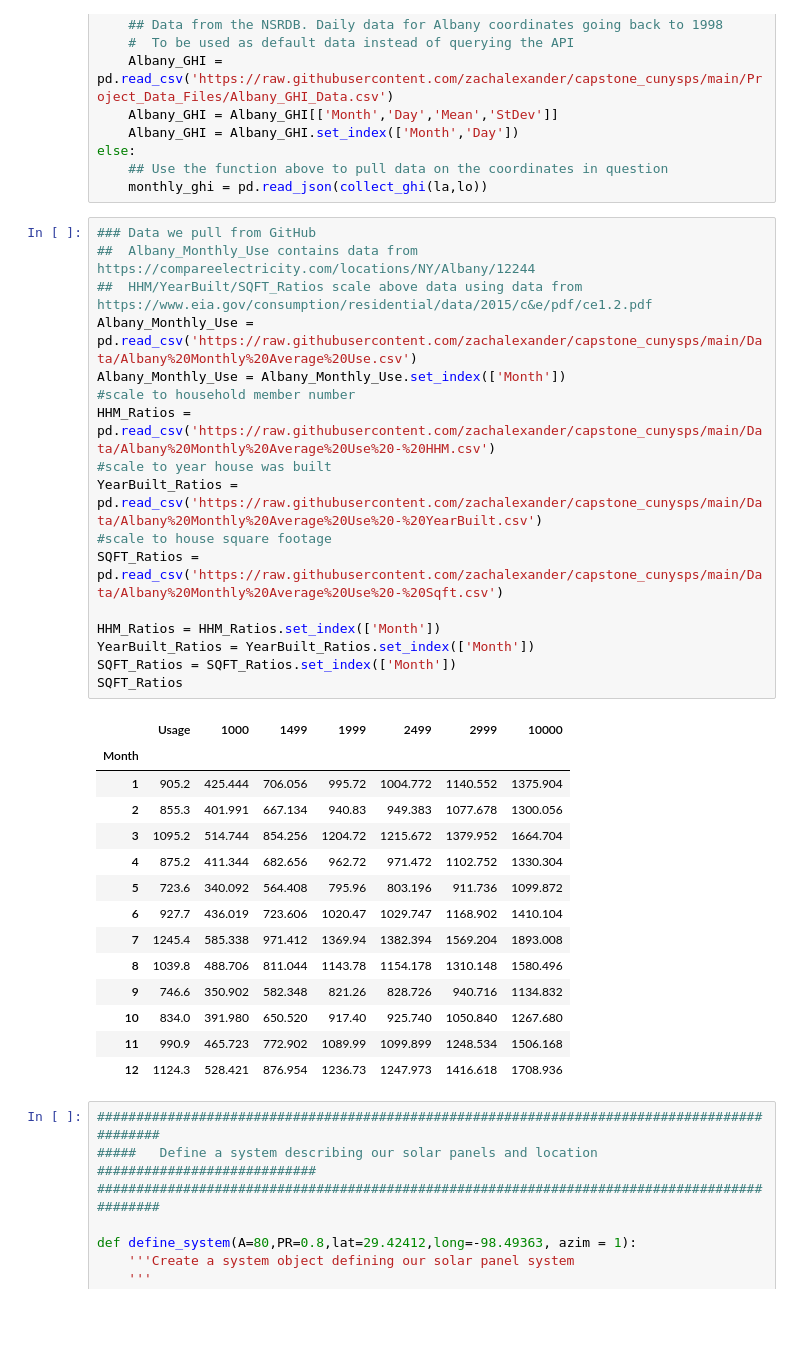
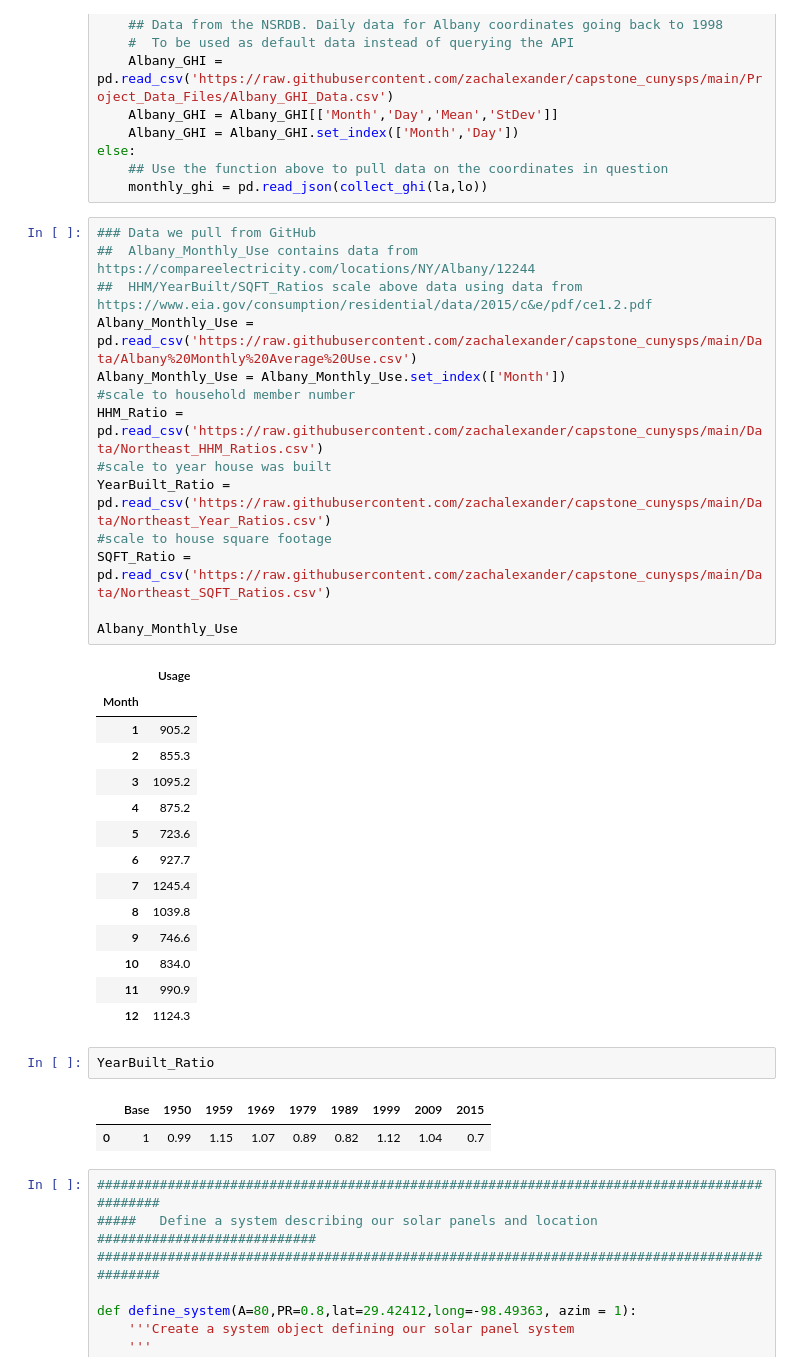
Before and after one commit to zachalexander/capstone_cunysps, a Jupyter notebook: Current Code/DATA698_Final_Test_Sim.ipynb, the cells around one changed output. Saved outputs shown, nothing was run; the diff lists cells and outputs as text; blank space fills up the shorter version.

```diff
--- a/Current Code/DATA698_Final_Test_Sim.ipynb
+++ b/Current Code/DATA698_Final_Test_Sim.ipynb
@@ -80,35 +81,37 @@ else:
 # %%
 ### Data we pull from GitHub
 ##  Albany_Monthly_Use contains data from https://compareelectricity.com/locations/NY/Albany/12244
 ##  HHM/YearBuilt/SQFT_Ratios scale above data using data from https://www.eia.gov/consumption/residential/data/2015/c&e/pdf/ce1.2.pdf
 Albany_Monthly_Use = pd.read_csv('https://raw.githubusercontent.com/zachalexander/capstone_cunysps/main/Data/Albany%20Monthly%20Average%20Use.csv')
 Albany_Monthly_Use = Albany_Monthly_Use.set_index(['Month'])
 #scale to household member number
-HHM_Ratios = pd.read_csv('https://raw.githubusercontent.com/zachalexander/capstone_cunysps/main/Data/Albany%20Monthly%20Average%20Use%20-%20HHM.csv')
+HHM_Ratio = pd.read_csv('https://raw.githubusercontent.com/zachalexander/capstone_cunysps/main/Data/Northeast_HHM_Ratios.csv')
 #scale to year house was built
-YearBuilt_Ratios = pd.read_csv('https://raw.githubusercontent.com/zachalexander/capstone_cunysps/main/Data/Albany%20Monthly%20Average%20Use%20-%20YearBuilt.csv')
+YearBuilt_Ratio = pd.read_csv('https://raw.githubusercontent.com/zachalexander/capstone_cunysps/main/Data/Northeast_Year_Ratios.csv')
 #scale to house square footage
-SQFT_Ratios = pd.read_csv('https://raw.githubusercontent.com/zachalexander/capstone_cunysps/main/Data/Albany%20Monthly%20Average%20Use%20-%20Sqft.csv')
+SQFT_Ratio = pd.read_csv('https://raw.githubusercontent.com/zachalexander/capstone_cunysps/main/Data/Northeast_SQFT_Ratios.csv')
 
-HHM_Ratios = HHM_Ratios.set_index(['Month'])
-YearBuilt_Ratios = YearBuilt_Ratios.set_index(['Month'])
-SQFT_Ratios = SQFT_Ratios.set_index(['Month'])
-SQFT_Ratios
+Albany_Monthly_Use
 # %% [output]
-|  | Usage | 1000 | 1499 | 1999 | 2499 | 2999 | 10000 |
-| Month |  |  |  |  |  |  |  |
-| 1 | 905.2 | 425.444 | 706.056 | 995.72 | 1004.772 | 1140.552 | 1375.904 |
-| 2 | 855.3 | 401.991 | 667.134 | 940.83 | 949.383 | 1077.678 | 1300.056 |
-| 3 | 1095.2 | 514.744 | 854.256 | 1204.72 | 1215.672 | 1379.952 | 1664.704 |
-| 4 | 875.2 | 411.344 | 682.656 | 962.72 | 971.472 | 1102.752 | 1330.304 |
-| 5 | 723.6 | 340.092 | 564.408 | 795.96 | 803.196 | 911.736 | 1099.872 |
-| 6 | 927.7 | 436.019 | 723.606 | 1020.47 | 1029.747 | 1168.902 | 1410.104 |
-| 7 | 1245.4 | 585.338 | 971.412 | 1369.94 | 1382.394 | 1569.204 | 1893.008 |
-| 8 | 1039.8 | 488.706 | 811.044 | 1143.78 | 1154.178 | 1310.148 | 1580.496 |
-| 9 | 746.6 | 350.902 | 582.348 | 821.26 | 828.726 | 940.716 | 1134.832 |
-| 10 | 834.0 | 391.980 | 650.520 | 917.40 | 925.740 | 1050.840 | 1267.680 |
-| 11 | 990.9 | 465.723 | 772.902 | 1089.99 | 1099.899 | 1248.534 | 1506.168 |
-| 12 | 1124.3 | 528.421 | 876.954 | 1236.73 | 1247.973 | 1416.618 | 1708.936 |
+|  | Usage |
+| Month |  |
+| 1 | 905.2 |
+| 2 | 855.3 |
+| 3 | 1095.2 |
+| 4 | 875.2 |
+| 5 | 723.6 |
+| 6 | 927.7 |
+| 7 | 1245.4 |
+| 8 | 1039.8 |
+| 9 | 746.6 |
+| 10 | 834.0 |
+| 11 | 990.9 |
+| 12 | 1124.3 |
+# %%
+YearBuilt_Ratio
+# %% [output]
+|  | Base | 1950 | 1959 | 1969 | 1979 | 1989 | 1999 | 2009 | 2015 |
+| 0 | 1 | 0.99 | 1.15 | 1.07 | 0.89 | 0.82 | 1.12 | 1.04 | 0.7 |
 # %%
 #############################################################################################
 #####   Define a system describing our solar panels and location ############################
```
Also changed, not shown: parts of 6 cells of this notebook.
